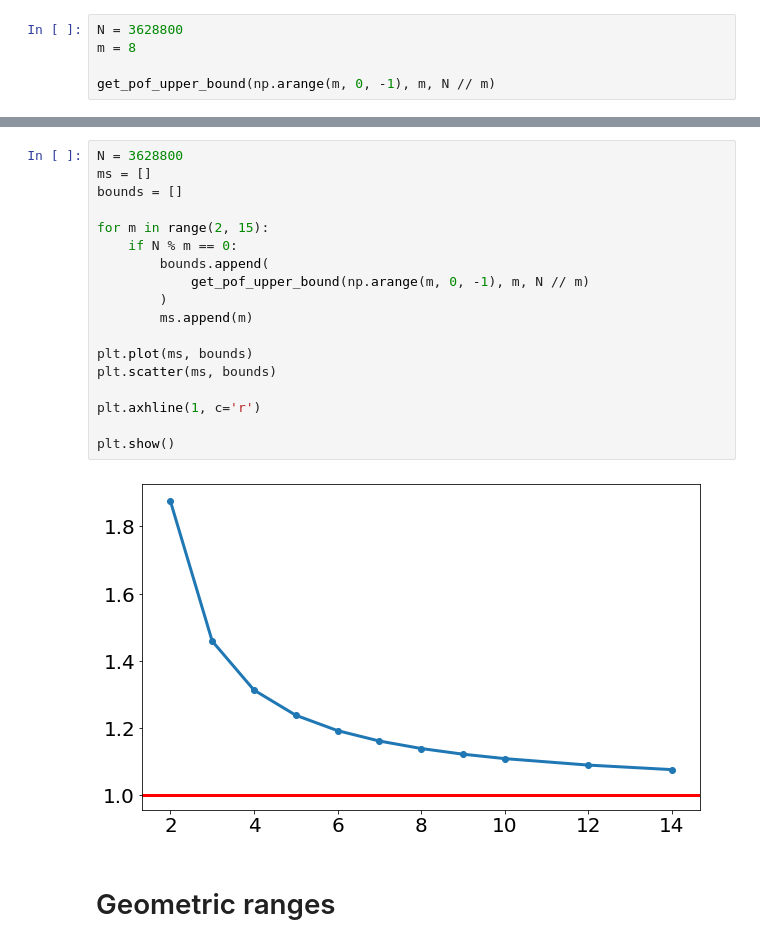
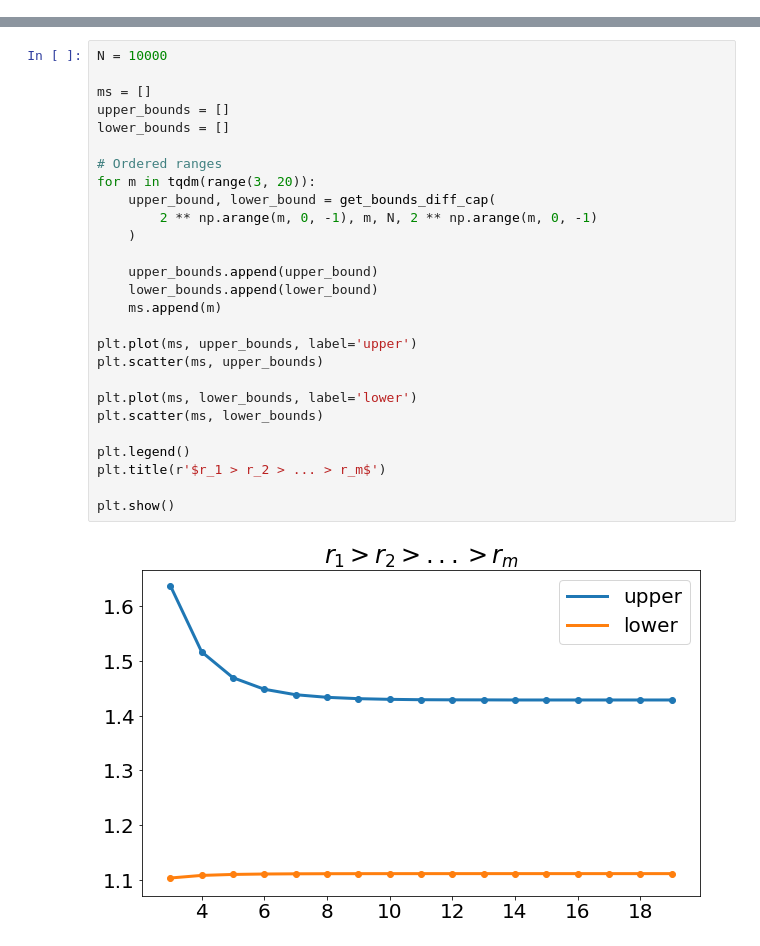
Before and after one commit to KrisNguyen135/FairBayesianOpt, a Jupyter notebook: notebooks/Homelessness/03 30 - Lower bound experiments.ipynb, the cells around one changed output, grey strips where cells are left out. Saved outputs shown, nothing was run; the diff lists cells and outputs as text.

Commit message:
upper and lower bounds for ratio of expectations

```diff
--- a/notebooks/Homelessness/03 30 - Lower bound experiments.ipynb
+++ b/notebooks/Homelessness/03 30 - Lower bound experiments.ipynb
@@ -158,5 +8,0 @@ plt.show()
-# %%
-N = 3628800
-m = 8
-
-get_pof_upper_bound(np.arange(m, 0, -1), m, N // m)
@@ -167,22 +305,29 @@ get_pof_upper_bound(np.arange(m, 0, -1), m, N // m)
 # %%
-N = 3628800
+N = 10000
+
 ms = []
-bounds = []
+upper_bounds = []
+lower_bounds = []
 
-for m in range(2, 15):
-    if N % m == 0:
-        bounds.append(
-            get_pof_upper_bound(np.arange(m, 0, -1), m, N // m)
-        )
-        ms.append(m)
+# Ordered ranges
+for m in tqdm(range(3, 20)):
+    upper_bound, lower_bound = get_bounds_diff_cap(
+        2 ** np.arange(m, 0, -1), m, N, 2 ** np.arange(m, 0, -1)
+    )
 
-plt.plot(ms, bounds)
-plt.scatter(ms, bounds)
+    upper_bounds.append(upper_bound)
+    lower_bounds.append(lower_bound)
+    ms.append(m)
 
-plt.axhline(1, c='r')
+plt.plot(ms, upper_bounds, label='upper')
+plt.scatter(ms, upper_bounds)
+
+plt.plot(ms, lower_bounds, label='lower')
+plt.scatter(ms, lower_bounds)
+
+plt.legend()
+plt.title(r'$r_1 > r_2 > ... > r_m$')
 
 plt.show()
 # %% [output]
-[figure, old version]
+[figure, new version]
-# %% [markdown]
-# Geometric ranges
```
Also changed, not shown: parts of 28 cells of this notebook.
